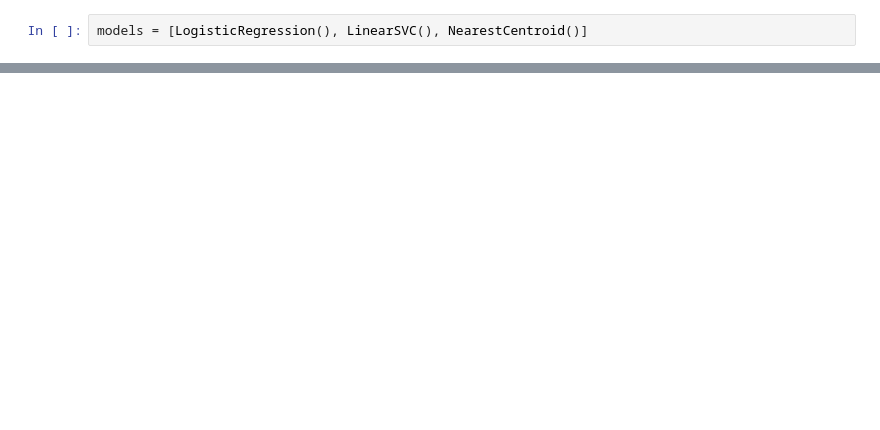
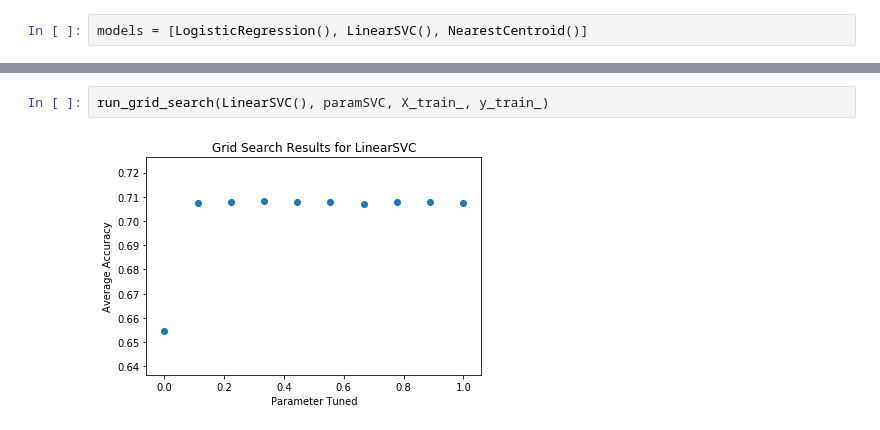
Before and after one commit to OSUScientificComputing464/project-two-grechasneak, a Jupyter notebook: classification.ipynb, the cells around one changed output, grey strips where cells are left out. Cells and saved outputs as stored; diff of their text form; blank space fills up the shorter version.

```diff
--- a/classification.ipynb
+++ b/classification.ipynb
@@ -104,0 +141,4 @@ run_grid_search(LogisticRegression(), logistic_param)
+# %%
+run_grid_search(LinearSVC(), paramSVC, X_train_, y_train_)
+# %% [output]
+[figure, added]
```
Also changed, not shown: parts of 23 cells of this notebook, 2 other files.
